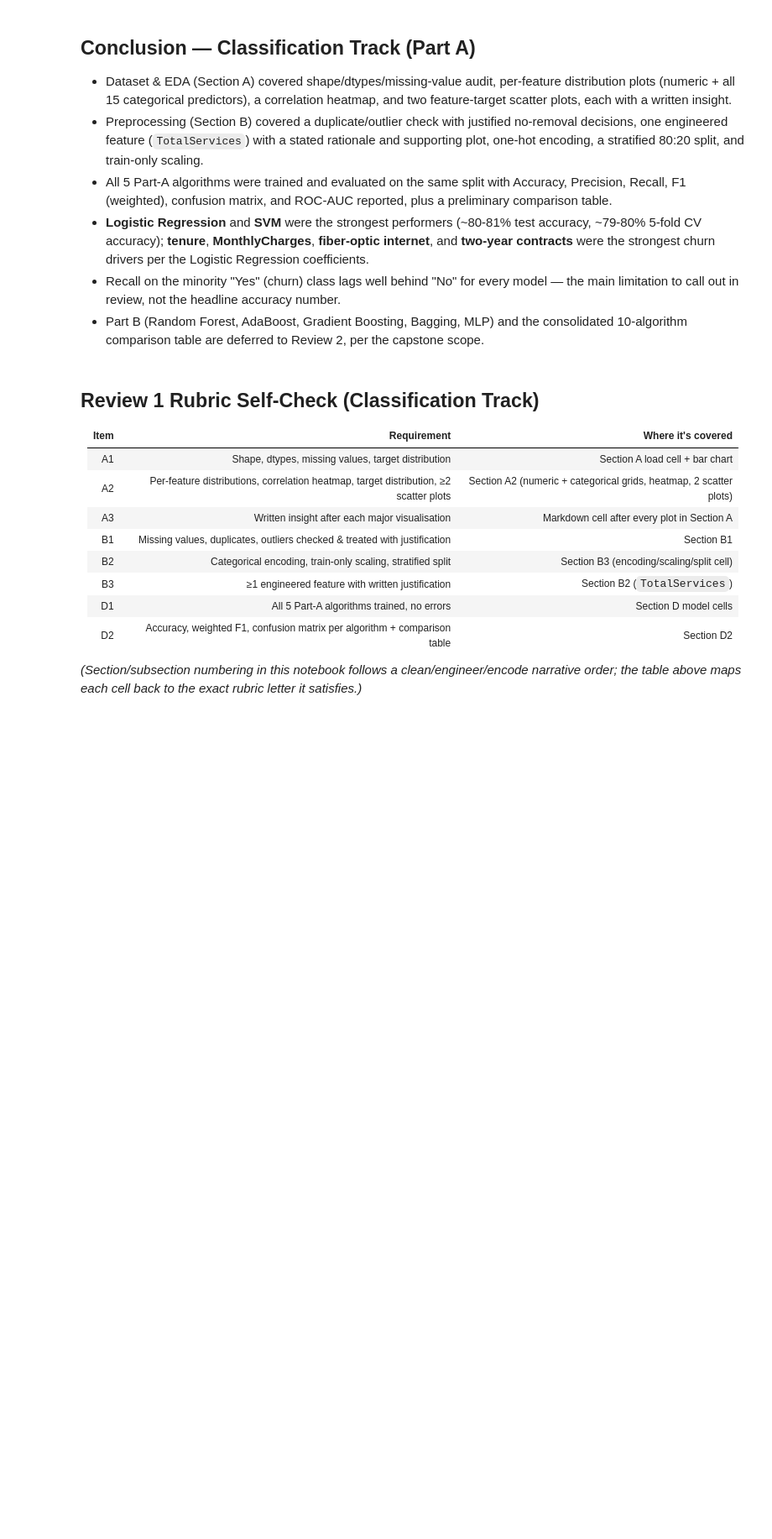
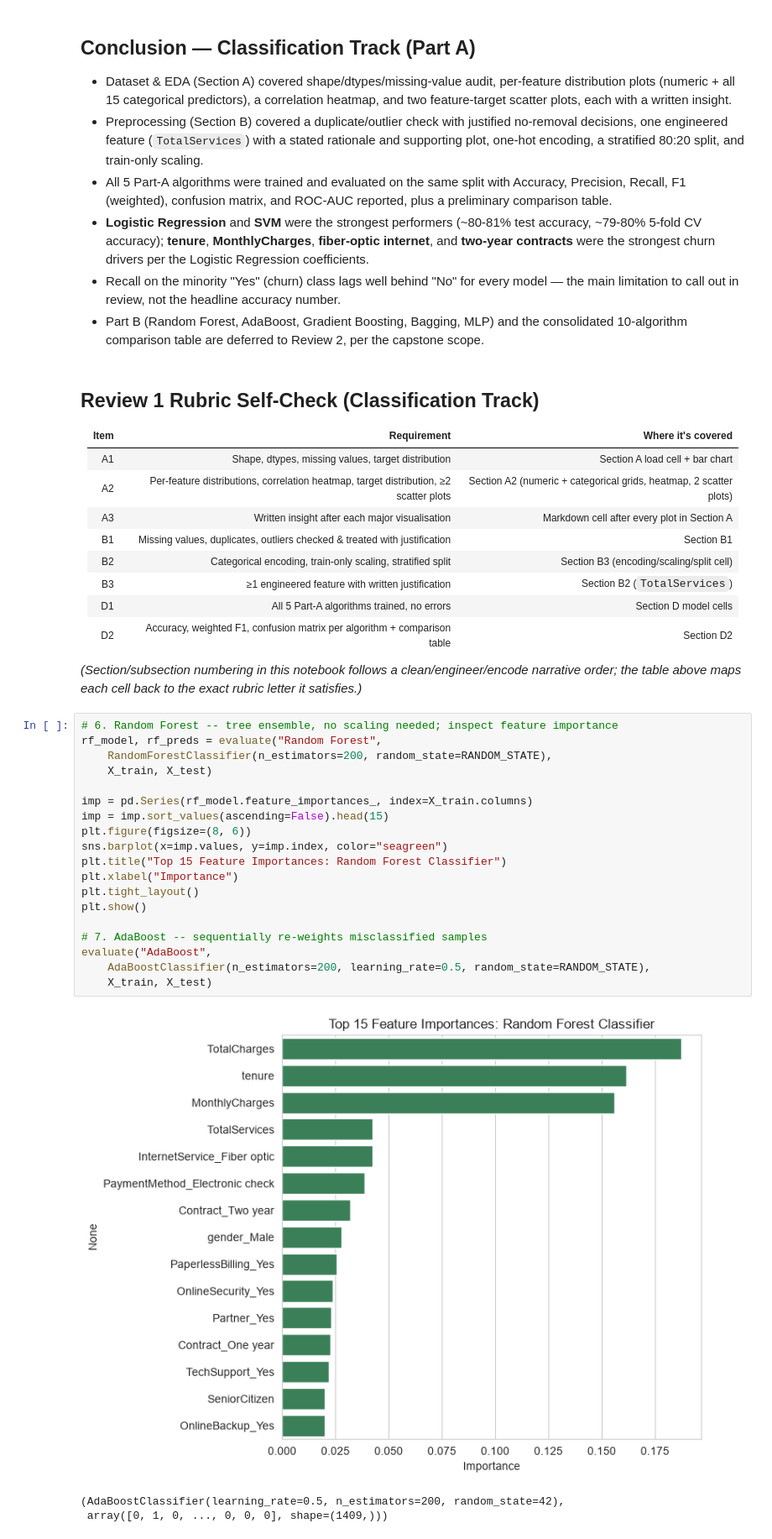
Before and after one commit to VedantVemula/Machine_Learning_capstone_obesityDataset, a Jupyter notebook: classification_telco.ipynb, the cells around one changed output. Shown at 84% size. Drawn from its saved outputs; the diff is of its cells as text; blank space fills up the shorter version.

```diff
--- a/classification_telco.ipynb
+++ b/classification_telco.ipynb
@@ -434,3 +440,26 @@ plt.show()
 | D2 | Accuracy, weighted F1, confusion matrix per algorithm + comparison table | Section D2 |
 
 *(Section/subsection numbering in this notebook follows a clean/engineer/encode narrative order; the table above maps each cell back to the exact rubric letter it satisfies.)*
+# %%
+# 6. Random Forest -- tree ensemble, no scaling needed; inspect feature importance
+rf_model, rf_preds = evaluate("Random Forest",
+    RandomForestClassifier(n_estimators=200, random_state=RANDOM_STATE),
+    X_train, X_test)
+
+imp = pd.Series(rf_model.feature_importances_, index=X_train.columns)
+imp = imp.sort_values(ascending=False).head(15)
+plt.figure(figsize=(8, 6))
+sns.barplot(x=imp.values, y=imp.index, color="seagreen")
+plt.title("Top 15 Feature Importances: Random Forest Classifier")
+plt.xlabel("Importance")
+plt.tight_layout()
+plt.show()
+
+# 7. AdaBoost -- sequentially re-weights misclassified samples
+evaluate("AdaBoost",
+    AdaBoostClassifier(n_estimators=200, learning_rate=0.5, random_state=RANDOM_STATE),
+    X_train, X_test)
+# %% [output]
+[figure, added]
+(AdaBoostClassifier(learning_rate=0.5, n_estimators=200, random_state=42),
+ array([0, 1, 0, ..., 0, 0, 0], shape=(1409,)))
```
Also changed, not shown: parts of 10 cells of this notebook.
